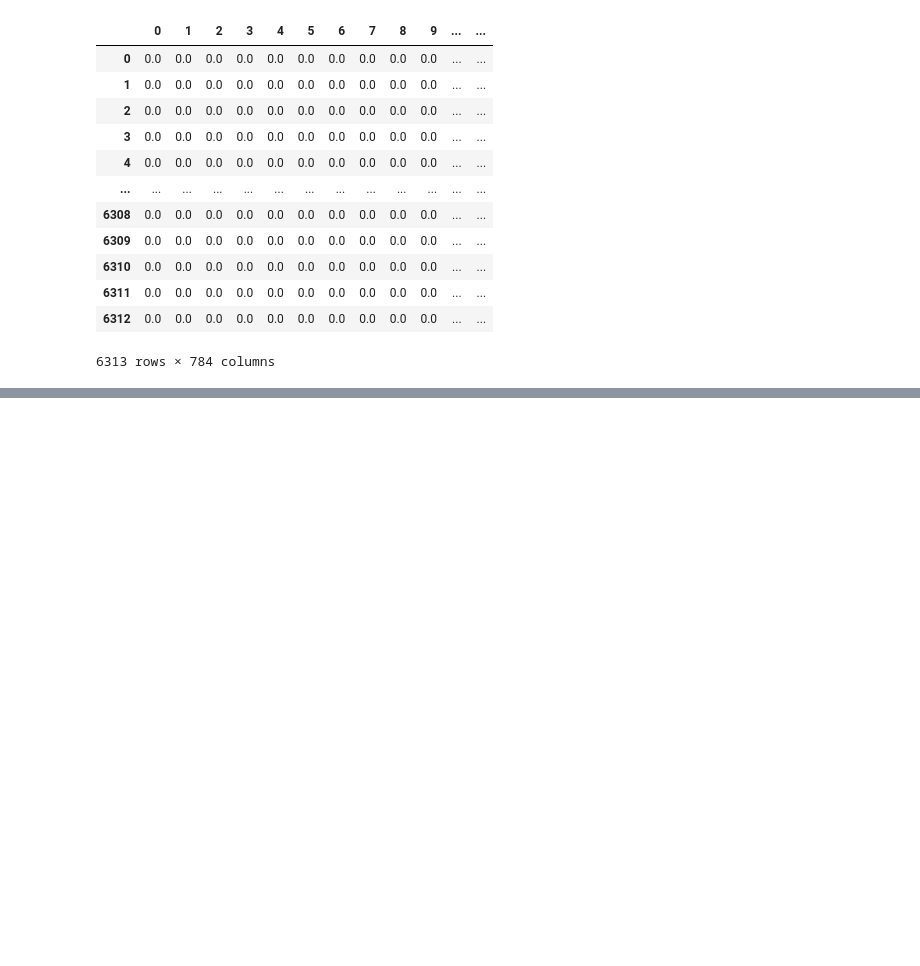
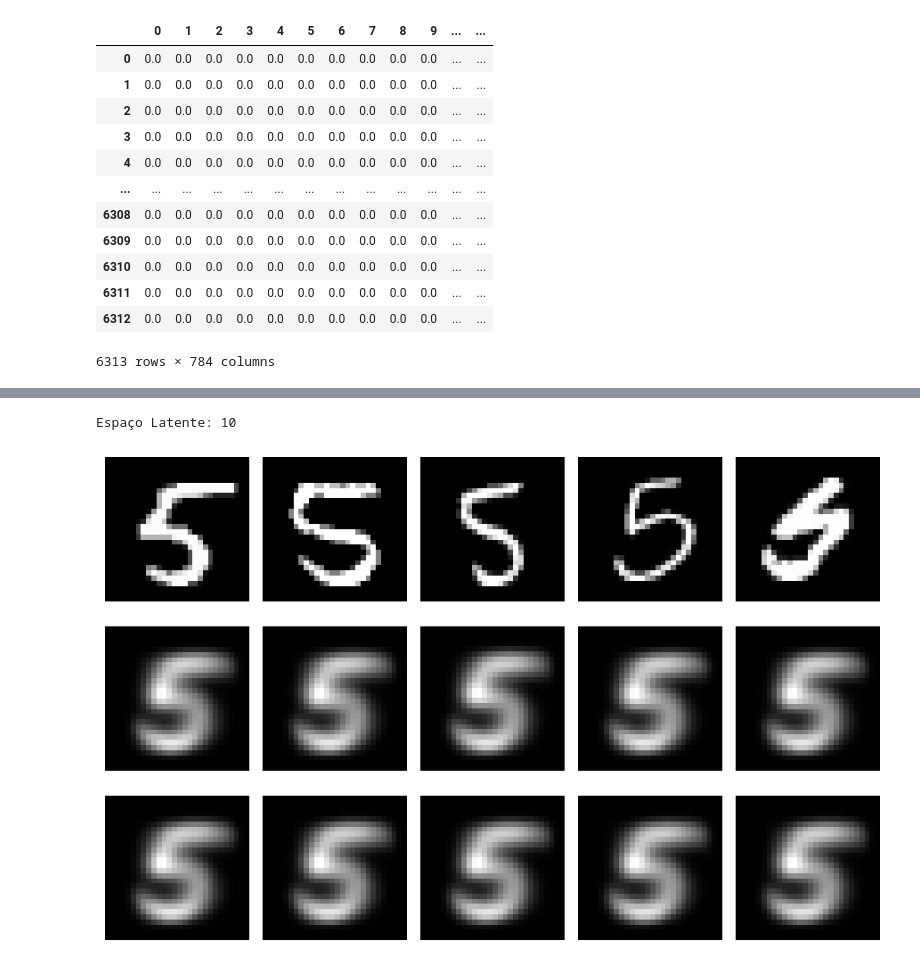
Before and after one commit to Lucasaraga0/ama_prob, a Jupyter notebook: amaprob_trab4/lista4.ipynb, the cells around one changed output, grey strips where cells are left out. Drawn from its saved outputs; the diff is of its cells as text; code cells hidden in the pictures; blank space fills up the shorter version.

```diff
--- a/amaprob_trab4/lista4.ipynb
+++ b/amaprob_trab4/lista4.ipynb
@@ -227,0 +308,5 @@ np.save("reconstructed_X.npy", reconstructedX)
+# %%
+treinao(L = 10)
+# %% [output]
+Espaço Latente: 10
+[figure, added]
```
Also changed, not shown: parts of 22 cells of this notebook, 3 other files.
